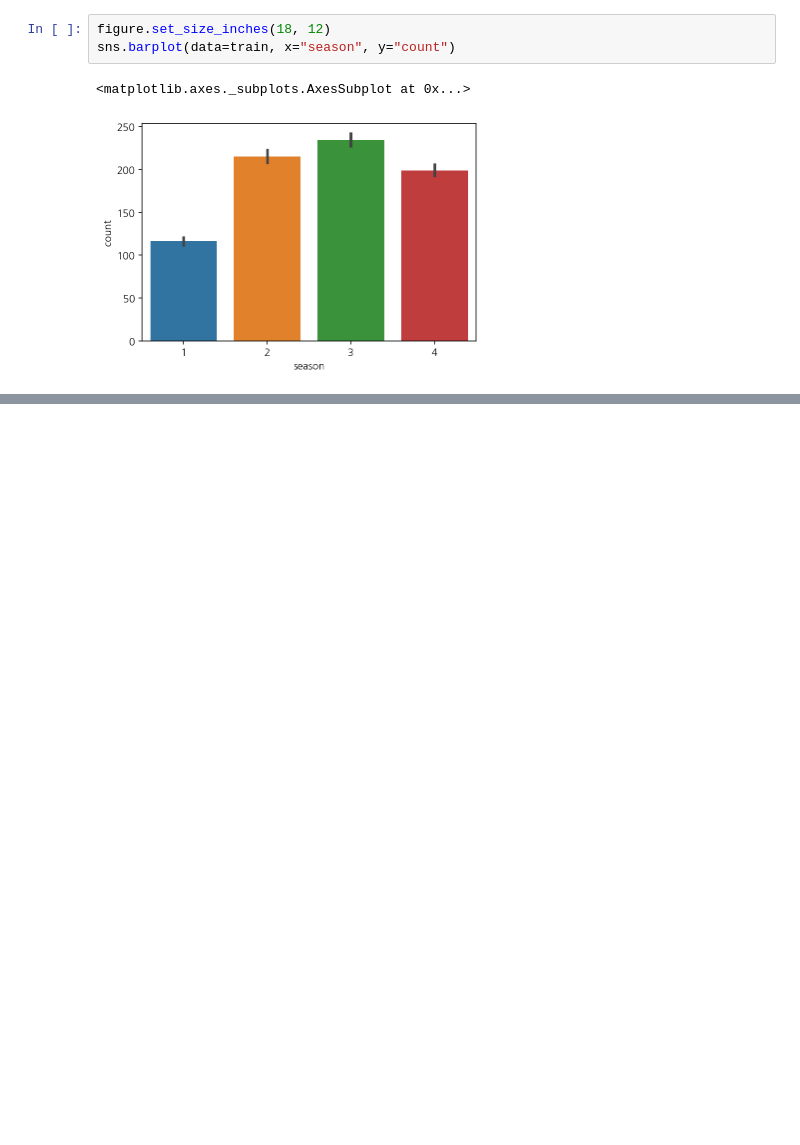
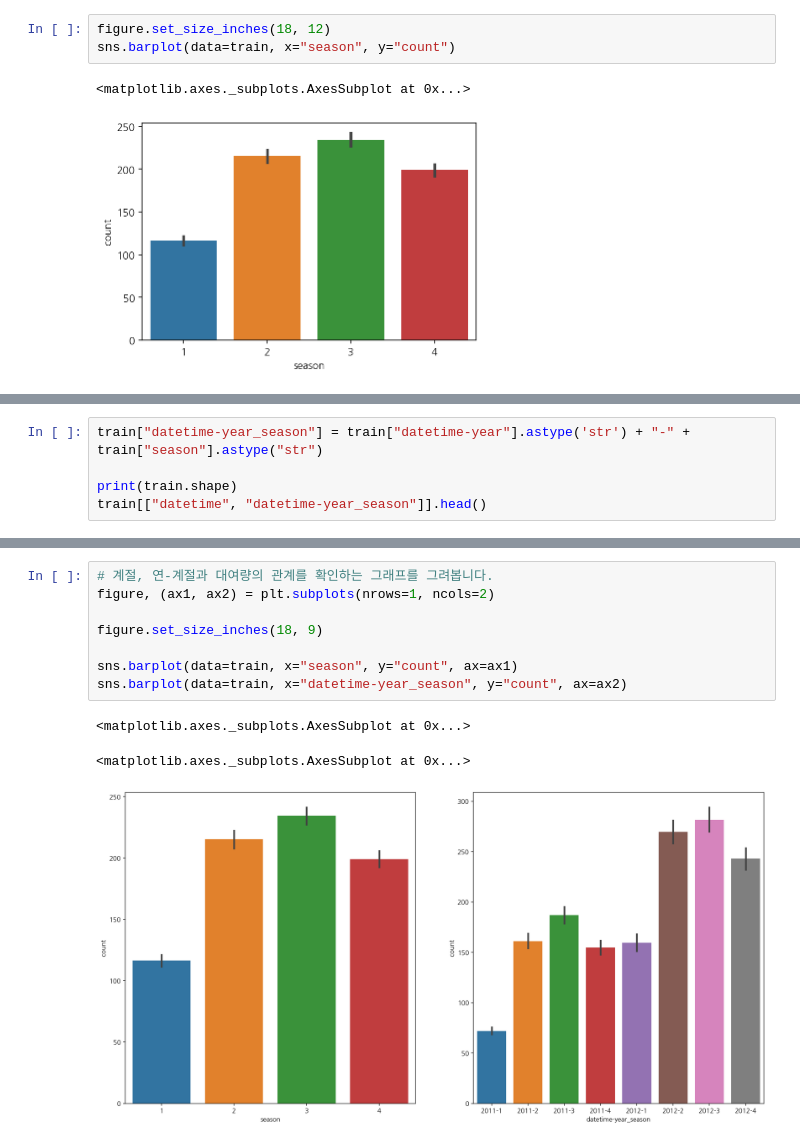
Before and after one commit to ybear90/Kaggle_competition, a Jupyter notebook: Bike_Sharing_Demand/Bike_Sharing_Demand_Chap1.ipynb, the cells around one changed output, grey strips where cells are left out. Drawn from its saved outputs; the diff is of its cells as text; blank space fills up the shorter version.

```diff
--- a/Bike_Sharing_Demand/Bike_Sharing_Demand_Chap1.ipynb
+++ b/Bike_Sharing_Demand/Bike_Sharing_Demand_Chap1.ipynb
@@ -485,0 +482,5 @@ sns.barplot(data=train, x="season", y="count")
+# %%
+train["datetime-year_season"] = train["datetime-year"].astype('str') + "-" + train["season"].astype("str")
+
+print(train.shape)
+train[["datetime", "datetime-year_season"]].head()
@@ -485,0 +495,12 @@ sns.barplot(data=train, x="season", y="count")
+# %%
+# 계절, 연-계절과 대여량의 관계를 확인하는 그래프를 그려봅니다.
+figure, (ax1, ax2) = plt.subplots(nrows=1, ncols=2)
+
+figure.set_size_inches(18, 9)
+
+sns.barplot(data=train, x="season", y="count", ax=ax1)
+sns.barplot(data=train, x="datetime-year_season", y="count", ax=ax2)
+# %% [output]
+<matplotlib.axes._subplots.AxesSubplot at 0x...>
+<matplotlib.axes._subplots.AxesSubplot at 0x...>
+[figure, added]
```
Also changed, not shown: parts of 62 cells of this notebook.
